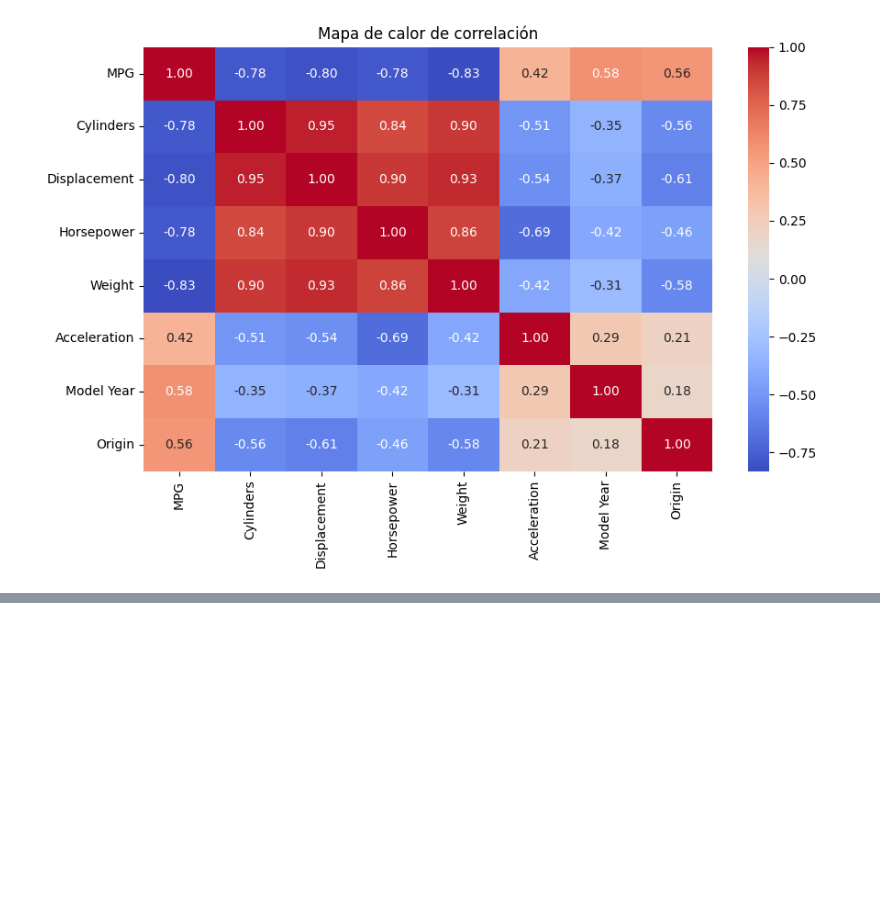
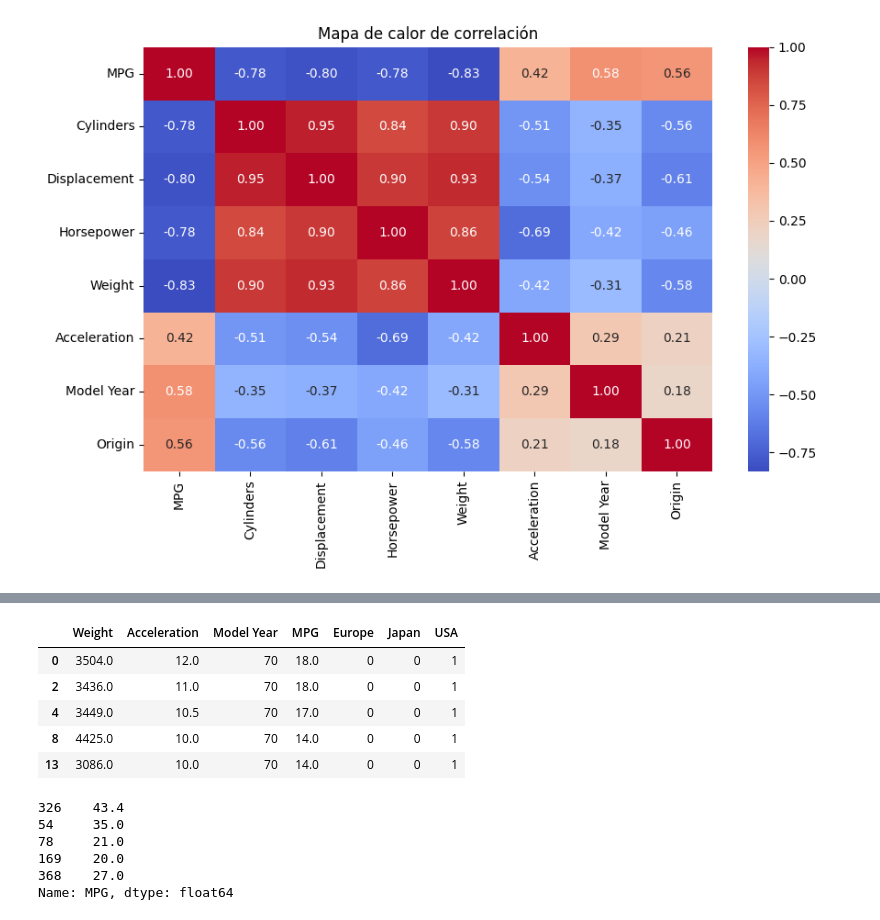
Before and after one commit to daniela-ey/Taller-5-Analitica, a Jupyter notebook: modelo.ipynb, the cells around one changed output, grey strips where cells are left out. Cells and saved outputs as stored; diff of their text form; code cells hidden in the pictures; blank space fills up the shorter version.

```diff
--- a/modelo.ipynb
+++ b/modelo.ipynb
@@ -48,0 +102,26 @@ df = df[['Cylinders', 'Displacement', 'Horsepower', 'Weight']]
+# %%
+test = df.drop(train.index)
+test.head()
+# %% [output]
+|  | Weight | Acceleration | Model Year | MPG | Europe | Japan | USA |
+| 0 | 3504.0 | 12.0 | 70 | 18.0 | 0 | 0 | 1 |
+| 2 | 3436.0 | 11.0 | 70 | 18.0 | 0 | 0 | 1 |
+| 4 | 3449.0 | 10.5 | 70 | 17.0 | 0 | 0 | 1 |
+| 8 | 4425.0 | 10.0 | 70 | 14.0 | 0 | 0 | 1 |
+| 13 | 3086.0 | 10.0 | 70 | 14.0 | 0 | 0 | 1 |
+# %%
+train_X = train.copy()
+test_X = test.copy()
+
+train_y = train_X.pop('MPG')
+test_y = test_X.pop('MPG')
+
+train_X.head()
+train_y.head()
+# %% [output]
+326    43.4
+54     35.0
+78     21.0
+169    20.0
+368    27.0
+Name: MPG, dtype: float64
```
Also changed, not shown: parts of 13 cells of this notebook.
